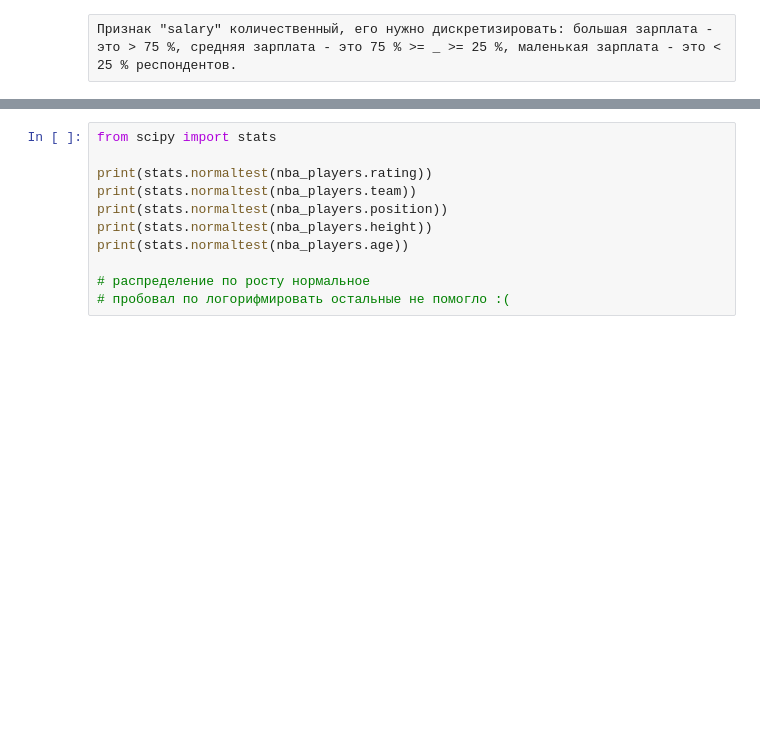
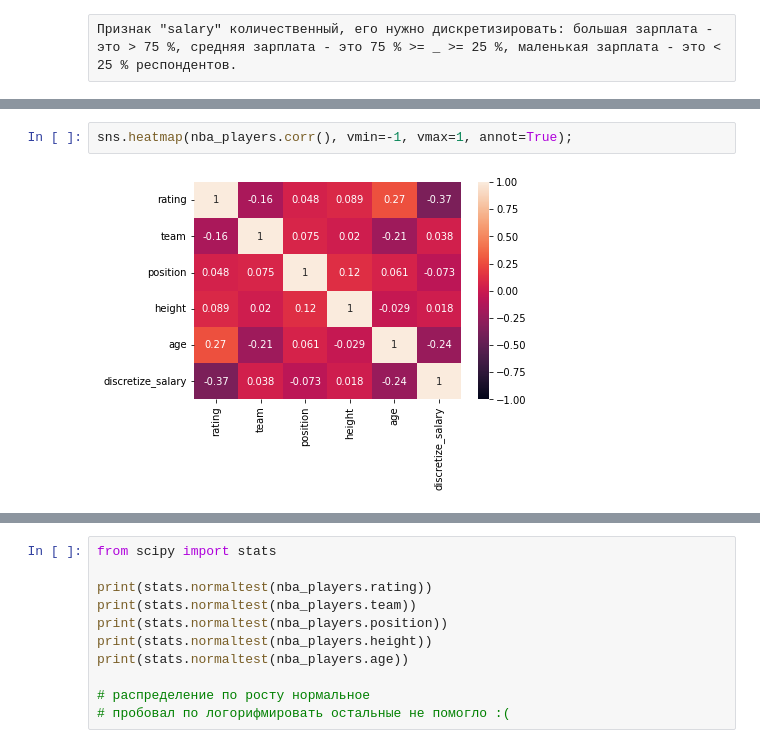
Before and after one commit to KirillKurdyukov/Data-analysis, a Jupyter notebook: lab4/Lab-4.ipynb, the cells around one changed output, grey strips where cells are left out. Cells and saved outputs as stored; diff of their text form; blank space fills up the shorter version.

```diff
--- a/lab4/Lab-4.ipynb
+++ b/lab4/Lab-4.ipynb
@@ -154,0 +156,4 @@ sns.countplot(x=discretize_salary);
+# %%
+sns.heatmap(nba_players.corr(), vmin=-1, vmax=1, annot=True);
+# %% [output]
+[figure, added]
```
Also changed, not shown: parts of 9 cells of this notebook, 6 other files.
